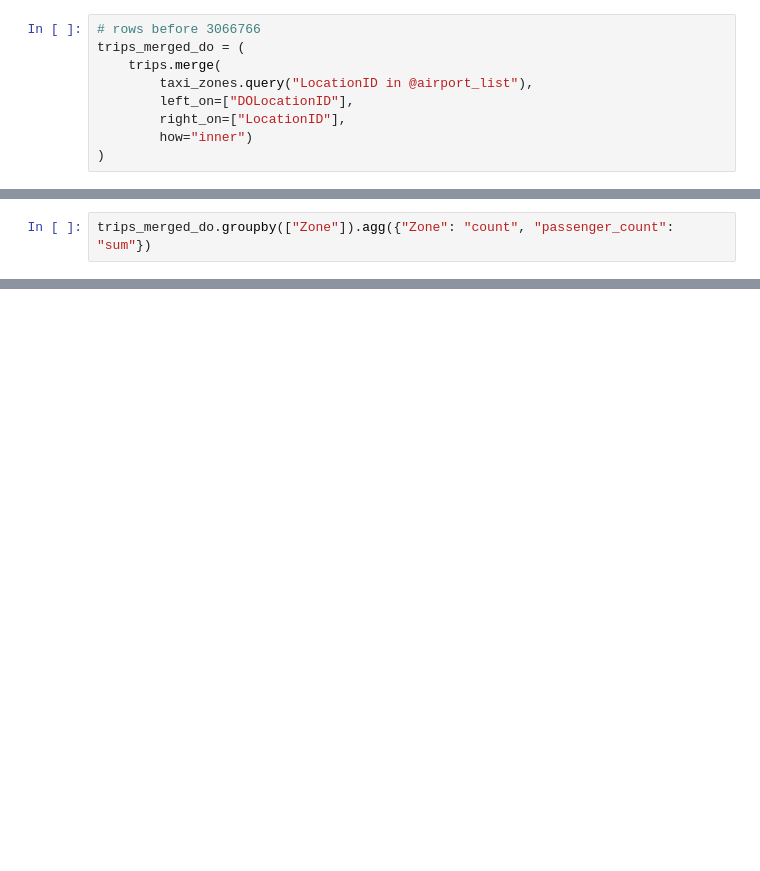
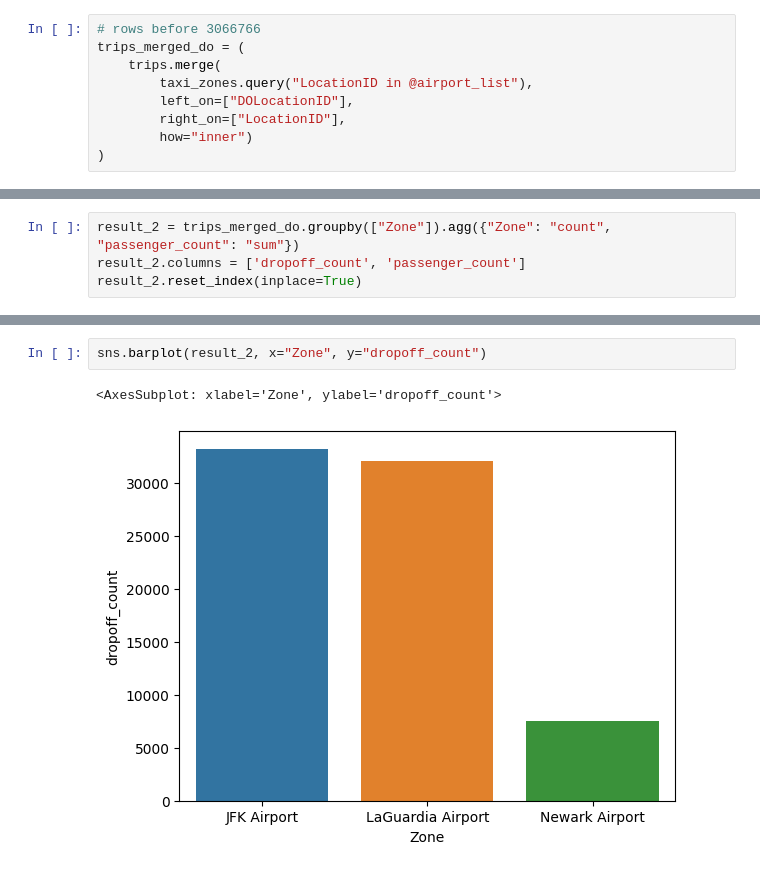
Before and after one commit to samjurassic/datascience-demo, a Jupyter notebook: summer23/DS Skills Lab.ipynb, the cells around one changed output, grey strips where cells are left out. Drawn from its saved outputs; the diff is of its cells as text; blank space fills up the shorter version.

```diff
--- a/summer23/DS Skills Lab.ipynb
+++ b/summer23/DS Skills Lab.ipynb
@@ -99,2 +119,4 @@ trips_merged_do.shape
 # %%
-trips_merged_do.groupby(["Zone"]).agg({"Zone": "count", "passenger_count": "sum"})
+result_2 = trips_merged_do.groupby(["Zone"]).agg({"Zone": "count", "passenger_count": "sum"})
+result_2.columns = ['dropoff_count', 'passenger_count']
+result_2.reset_index(inplace=True)
@@ -107,2 +130,7 @@ trips_merged_do.groupby(["Zone"]).agg({"Zone": "count", "passenger_count": "sum"
+# %%
+sns.barplot(result_2, x="Zone", y="dropoff_count")
+# %% [output]
+<AxesSubplot: xlabel='Zone', ylabel='dropoff_count'>
+[figure, added]
 # %%
 # - What is the total amount of airport fees collected at each NYC airport? (JFK and LaGuardia)
```
Also changed, not shown: parts of 25 cells of this notebook.
